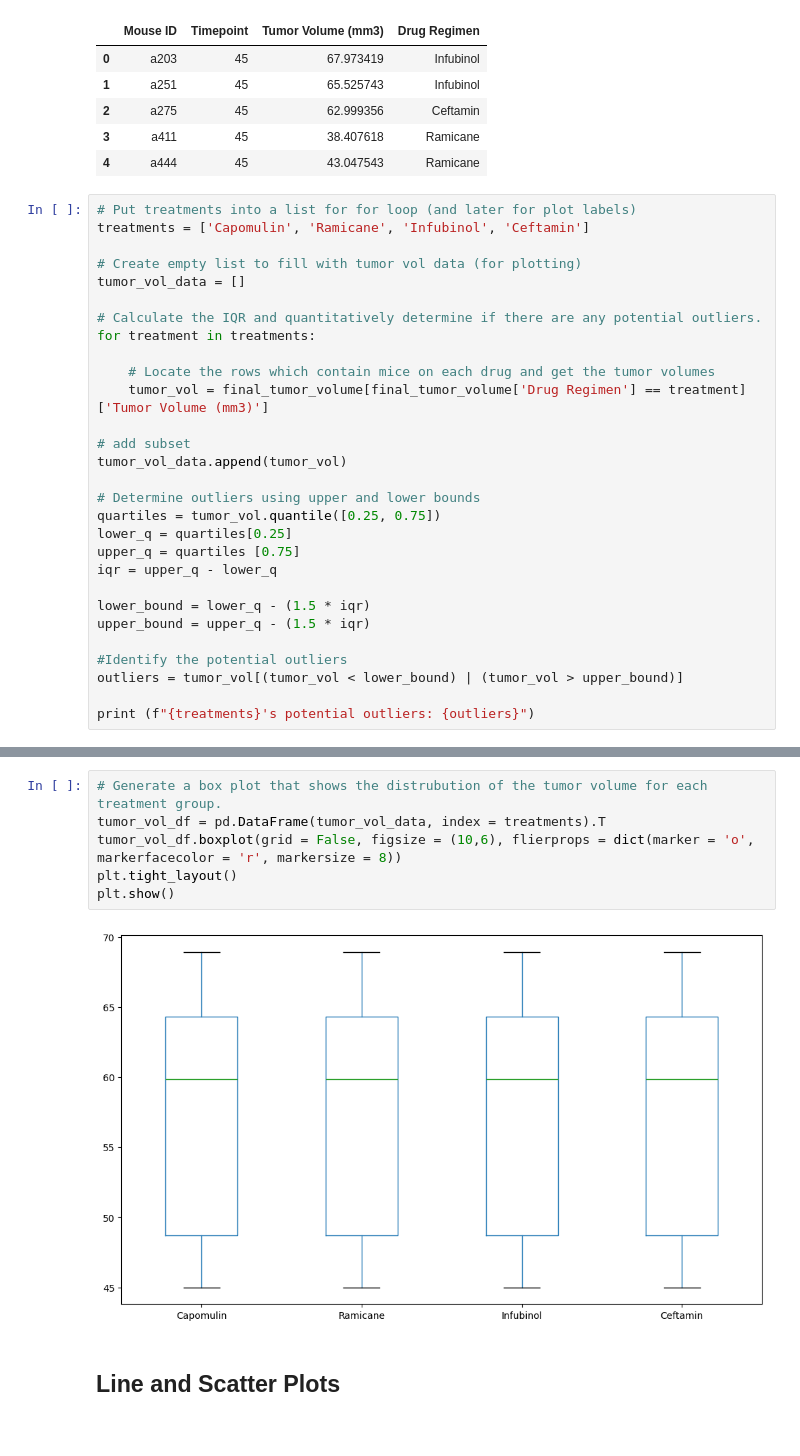
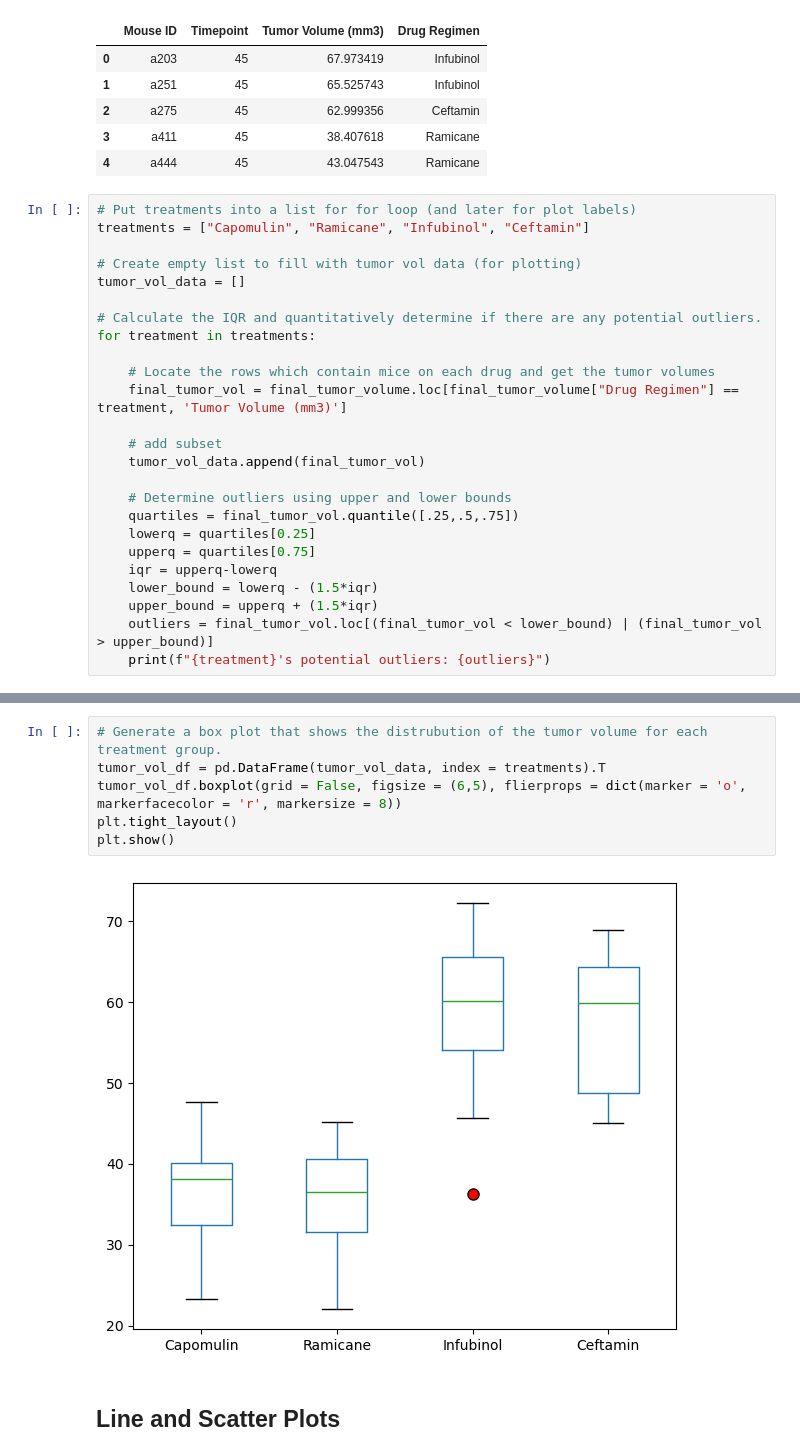
Before and after one commit to FatemaGirnary/Matplotlip_Challenge, a Jupyter notebook: pymaceuticals_starter.ipynb, the cells around one changed output, grey strips where cells are left out. Saved outputs shown, nothing was run; the diff lists cells and outputs as text.

```diff
--- a/pymaceuticals_starter.ipynb
+++ b/pymaceuticals_starter.ipynb
@@ -200,7 +226,7 @@ final_tumor_volume .head()
 | 4 | a444 | 45 | 43.047543 | Ramicane |
 # %%
 # Put treatments into a list for for loop (and later for plot labels)
-treatments = ['Capomulin', 'Ramicane', 'Infubinol', 'Ceftamin']
+treatments = ["Capomulin", "Ramicane", "Infubinol", "Ceftamin"]
 
 # Create empty list to fill with tumor vol data (for plotting)
 tumor_vol_data = []
@@ -209,22 +235,18 @@ tumor_vol_data = []
 for treatment in treatments:
 
     # Locate the rows which contain mice on each drug and get the tumor volumes
-    tumor_vol = final_tumor_volume[final_tumor_volume['Drug Regimen'] == treatment]['Tumor Volume (mm3)']
+    final_tumor_vol = final_tumor_volume.loc[final_tumor_volume["Drug Regimen"] == treatment, 'Tumor Volume (mm3)']
 
-# add subset
-tumor_vol_data.append(tumor_vol)
+    # add subset
+    tumor_vol_data.append(final_tumor_vol)
 
-# Determine outliers using upper and lower bounds
-quartiles = tumor_vol.quantile([0.25, 0.75])
-lower_q = quartiles[0.25]
-upper_q = quartiles [0.75]
-iqr = upper_q - lower_q
-
-lower_bound = lower_q - (1.5 * iqr)
-upper_bound = upper_q - (1.5 * iqr)
-
-#Identify the potential outliers
-outliers = tumor_vol[(tumor_vol < lower_bound) | (tumor_vol > upper_bound)]
-
-print (f"{treatments}'s potential outliers: {outliers}")
+    # Determine outliers using upper and lower bounds
+    quartiles = final_tumor_vol.quantile([.25,.5,.75])
+    lowerq = quartiles[0.25]
+    upperq = quartiles[0.75]
+    iqr = upperq-lowerq
+    lower_bound = lowerq - (1.5*iqr)
+    upper_bound = upperq + (1.5*iqr)
+    outliers = final_tumor_vol.loc[(final_tumor_vol < lower_bound) | (final_tumor_vol > upper_bound)]
+    print(f"{treatment}'s potential outliers: {outliers}")
 # %% [output]
@@ -248,10 +258,10 @@ Name: Tumor Volume (mm3), dtype: float64
 # %%
 # Generate a box plot that shows the distrubution of the tumor volume for each treatment group.
 tumor_vol_df = pd.DataFrame(tumor_vol_data, index = treatments).T
-tumor_vol_df.boxplot(grid = False, figsize = (10,6), flierprops = dict(marker = 'o', markerfacecolor = 'r', markersize = 8))
+tumor_vol_df.boxplot(grid = False, figsize = (6,5), flierprops = dict(marker = 'o', markerfacecolor = 'r', markersize = 8))
 plt.tight_layout()
 plt.show()
 # %% [output]
-[figure, old version]
+[figure, new version]
 # %% [markdown]
 ## Line and Scatter Plots
```
Also changed, not shown: parts of 12 cells of this notebook.
